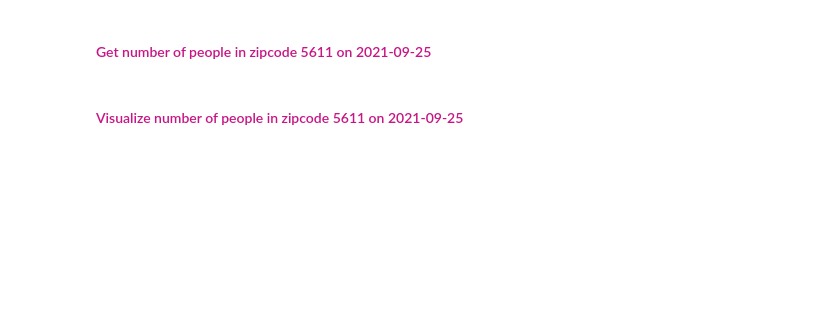
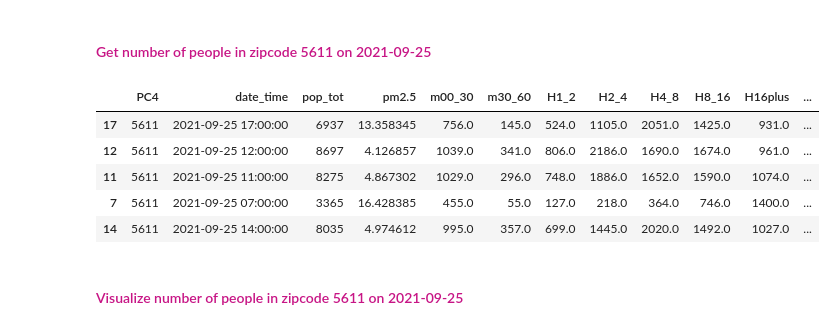
Before and after one commit to rawan-a-d/Air-Quality-Prediction, a Jupyter notebook: notebook.ipynb, the cells around one changed output. Drawn from its saved outputs; the diff is of its cells as text; code cells hidden in the pictures; blank space fills up the shorter version.

```diff
--- a/notebook.ipynb
+++ b/notebook.ipynb
@@ -154,7 +244,15 @@ df_zichtop_air_pollution[(df_zichtop_air_pollution["PC4"] == 5611)]
 # %% [markdown]
 <h4><font color=mediumvioletred>Get number of people in zipcode 5611 on 2021-09-25 </font></h4>
 # %%
-people_5611 = df_zichtop_air_pollution[(df_zichtop_air_pollution["PC4"] == 5611) & (df_zichtop_air_pollution["date"] == "2021-09-25")]
+people_air_quality_area = df_zichtop_air_pollution[(df_zichtop_air_pollution["PC4"] == 5611) & (df_zichtop_air_pollution["date"] == "2021-09-25")]
+people_air_quality_area.sample(5)
+# %% [output]
+|  | PC4 | date_time | pop_tot | pm2.5 | m00_30 | m30_60 | H1_2 | H2_4 | H4_8 | H8_16 | H16plus | ... |
+| 17 | 5611 | 2021-09-25 17:00:00 | 6937 | 13.358345 | 756.0 | 145.0 | 524.0 | 1105.0 | 2051.0 | 1425.0 | 931.0 | ... |
+| 12 | 5611 | 2021-09-25 12:00:00 | 8697 | 4.126857 | 1039.0 | 341.0 | 806.0 | 2186.0 | 1690.0 | 1674.0 | 961.0 | ... |
+| 11 | 5611 | 2021-09-25 11:00:00 | 8275 | 4.867302 | 1029.0 | 296.0 | 748.0 | 1886.0 | 1652.0 | 1590.0 | 1074.0 | ... |
+| 7 | 5611 | 2021-09-25 07:00:00 | 3365 | 16.428385 | 455.0 | 55.0 | 127.0 | 218.0 | 364.0 | 746.0 | 1400.0 | ... |
+| 14 | 5611 | 2021-09-25 14:00:00 | 8035 | 4.974612 | 995.0 | 357.0 | 699.0 | 1445.0 | 2020.0 | 1492.0 | 1027.0 | ... |
 # %% [markdown]
 <h4><font color=mediumvioletred>Visualize number of people in zipcode 5611 on 2021-09-25 </font></h4>
 # %%
```
Also changed, not shown: parts of 22 cells of this notebook.
